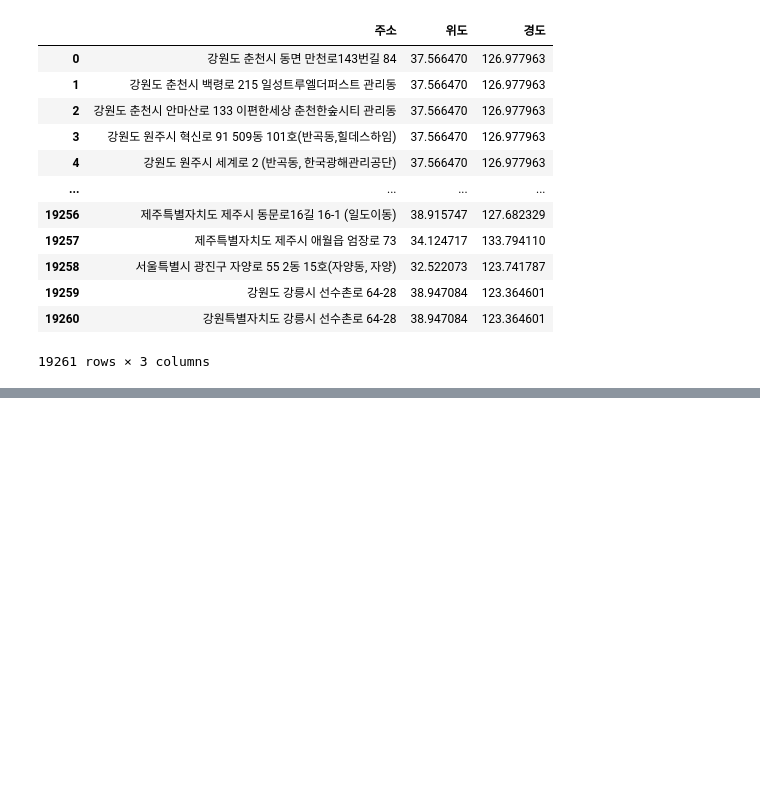
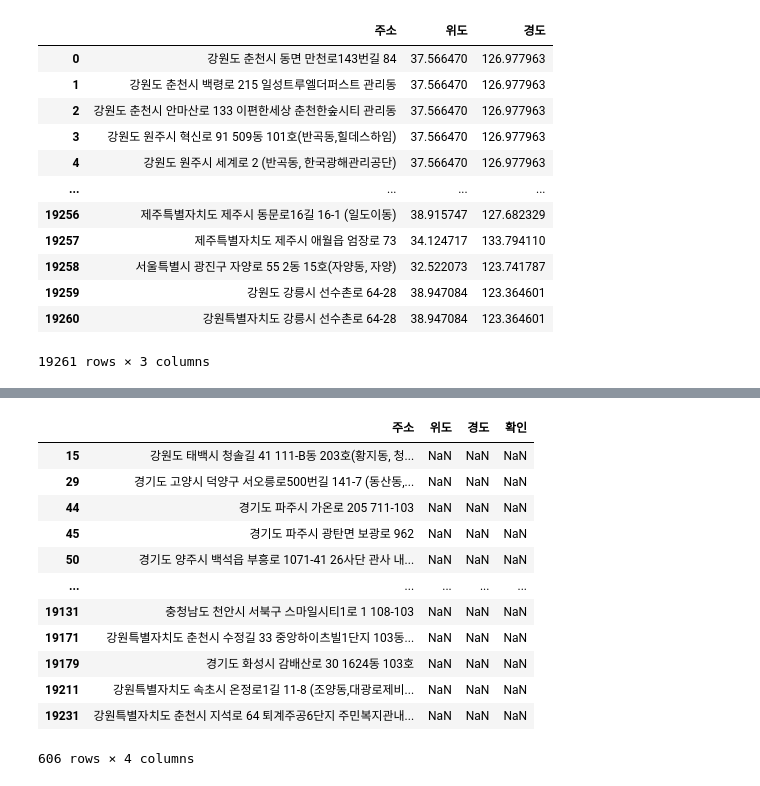
Before and after one commit to NeatyNut/-------, a Jupyter notebook: EDA.ipynb, the cells around one changed output, grey strips where cells are left out. Saved outputs shown, nothing was run; the diff lists cells and outputs as text; code cells hidden in the pictures; blank space fills up the shorter version.

```diff
--- a/EDA.ipynb
+++ b/EDA.ipynb
@@ -1138,0 +1176,16 @@ for i in get_xy_df.index:
+# %%
+new_get_xy_df[new_get_xy_df['위도'].isnull()]
+# %% [output]
+|  | 주소 | 위도 | 경도 | 확인 |
+| 15 | 강원도 태백시 청솔길 41 111-B동 203호(황지동, 청... | NaN | NaN | NaN |
+| 29 | 경기도 고양시 덕양구 서오릉로500번길 141-7 (동산동,... | NaN | NaN | NaN |
+| 44 | 경기도 파주시 가온로 205 711-103 | NaN | NaN | NaN |
+| 45 | 경기도 파주시 광탄면 보광로 962 | NaN | NaN | NaN |
+| 50 | 경기도 양주시 백석읍 부흥로 1071-41 26사단 관사 내... | NaN | NaN | NaN |
+| ... | ... | ... | ... | ... |
+| 19131 | 충청남도 천안시 서북구 스마일시티1로 1 108-103 | NaN | NaN | NaN |
+| 19171 | 강원특별자치도 춘천시 수정길 33 중앙하이츠빌1단지 103동... | NaN | NaN | NaN |
+| 19179 | 경기도 화성시 감배산로 30 1624동 103호 | NaN | NaN | NaN |
+| 19211 | 강원특별자치도 속초시 온정로1길 11-8 (조양동,대광로제비... | NaN | NaN | NaN |
+| 19231 | 강원특별자치도 춘천시 지석로 64 퇴계주공6단지 주민복지관내... | NaN | NaN | NaN |
+606 rows × 4 columns
```
Also changed, not shown: parts of 4 cells of this notebook.
